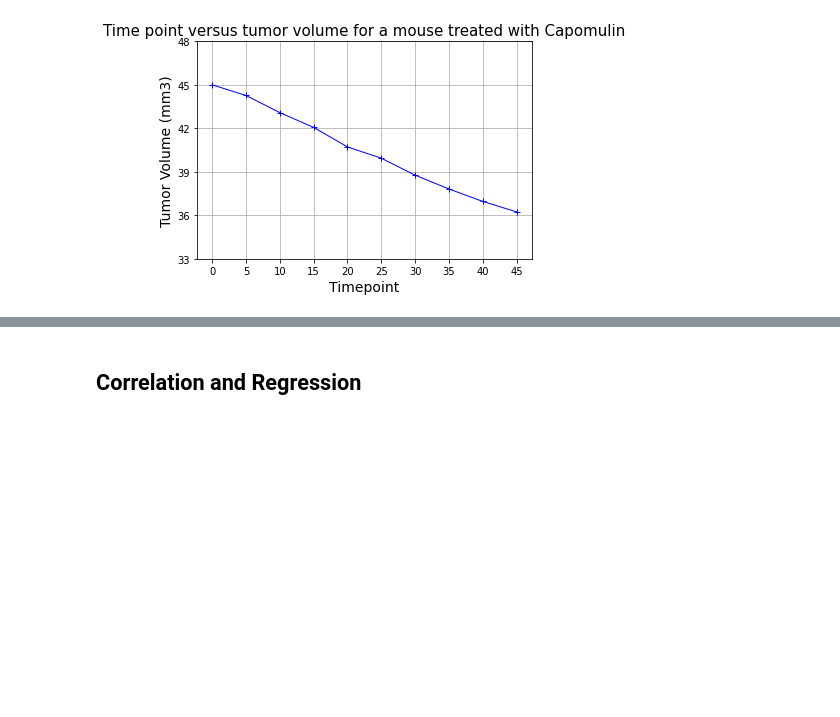
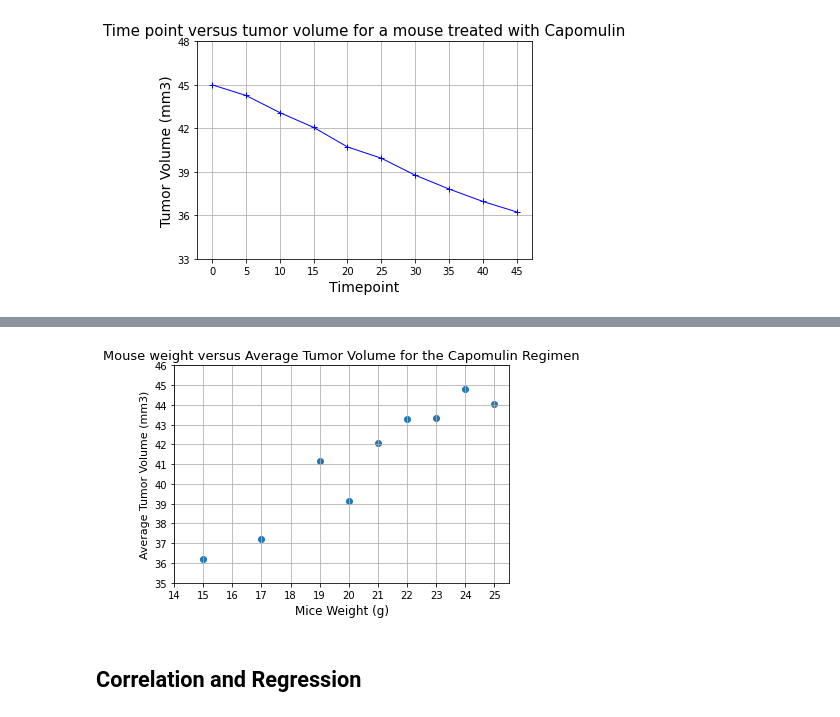
Before and after one commit to trezeget-1/Matplotlib_homework, a Jupyter notebook: 05-Matplotlib HWK/Pymaceuticals/pymaceuticals_starter.ipynb, the cells around one changed output, grey strips where cells are left out. Saved outputs shown, nothing was run; the diff lists cells and outputs as text; code cells hidden in the pictures; blank space fills up the shorter version.

```diff
--- a/05-Matplotlib HWK/Pymaceuticals/pymaceuticals_starter.ipynb
+++ b/05-Matplotlib HWK/Pymaceuticals/pymaceuticals_starter.ipynb
@@ -401,0 +432,7 @@ plt.show()
+# %%
+capomulin_and_weight_data=clean_complete_data.loc[clean_complete_data["Drug Regimen"]=="Capomulin",:]
+capomulin_and_weight_data=capomulin_and_weight_data[["Weight (g)","Tumor Volume (mm3)"]]
+
+capomulin_and_weight_data=capomulin_and_weight_data.groupby("Weight (g)").mean()
+capomulin_and_weight_data=capomulin_and_weight_data.reset_index()
+capomulin_and_weight_data
@@ -402,3 +450,18 @@ plt.show()
+# %%
+# Generate a scatter plot of mouse weight versus average tumor volume for the Capomulin regimen
+
+plt.scatter(capomulin_and_weight_data["Weight (g)"],capomulin_and_weight_data["Tumor Volume (mm3)"])
+plt.yticks(np.arange(35, 47, 1))
+plt.xticks(np.arange(14, 26, 1))
+plt.grid()
+
+plt.title("Mouse weight versus Average Tumor Volume for the Capomulin Regimen", fontsize=13)
+plt.xlabel('Mice Weight (g)',fontsize=12)
+plt.ylabel("Average Tumor Volume (mm3)", fontsize=11)
+
+plt.show()
+# %% [output]
+[figure, added]
 # %% [markdown]
 ## Correlation and Regression
 # %%
```
Also changed, not shown: parts of 6 cells of this notebook.
